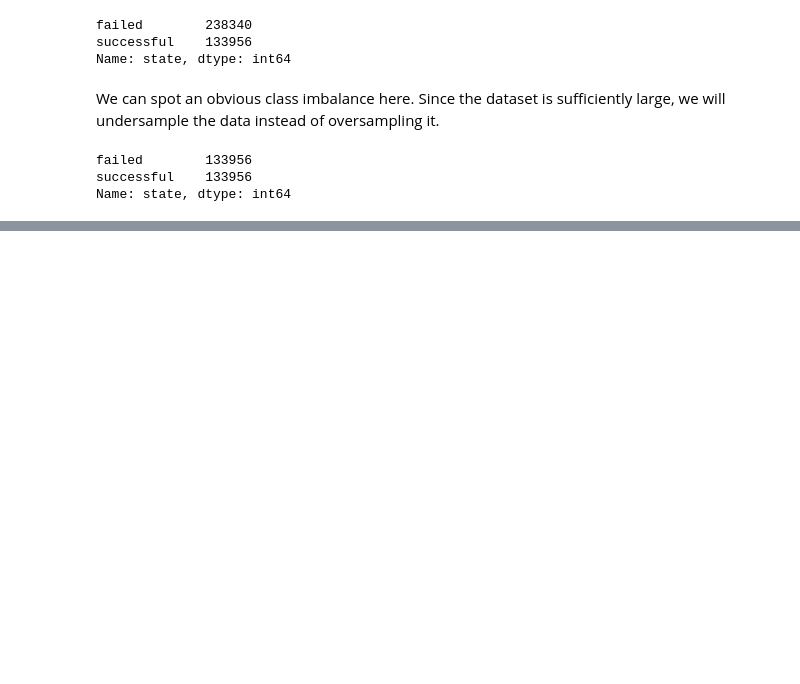
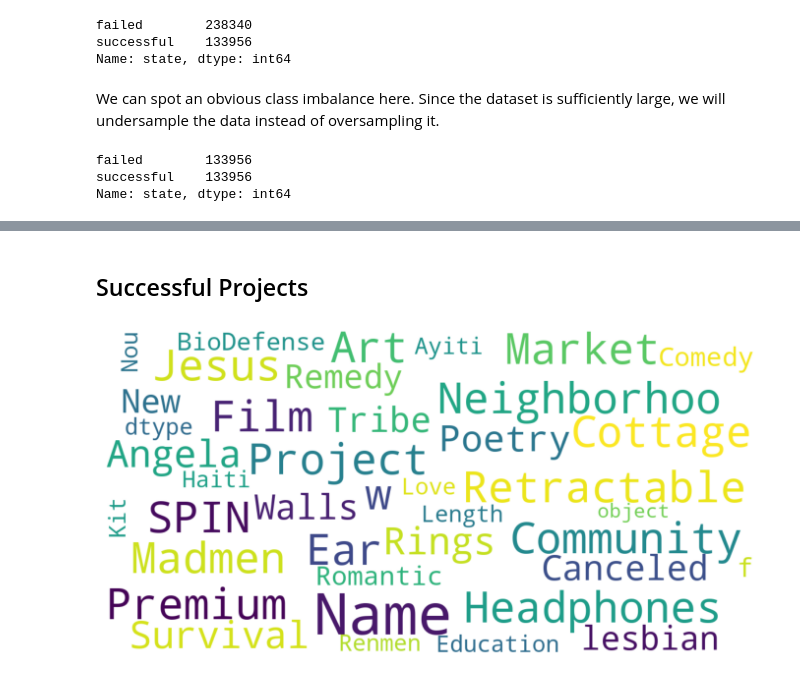
Before and after one commit to bc-chou/SC1015-Data-Science-and-AI-Proj-stuff, a Jupyter notebook: SC1015 Project.ipynb, the cells around one changed output, grey strips where cells are left out. Drawn from its saved outputs; the diff is of its cells as text; code cells hidden in the pictures; blank space fills up the shorter version.

```diff
--- a/SC1015 Project.ipynb
+++ b/SC1015 Project.ipynb
@@ -248,0 +317,6 @@ Name: state, dtype: int64
+# %% [markdown]
+## Successful Projects
+# %%
+show_wordcloud(ksData[ksData.state == 0]['name'])
+# %% [output]
+[figure, added]
```
Also changed, not shown: parts of 13 cells of this notebook.
